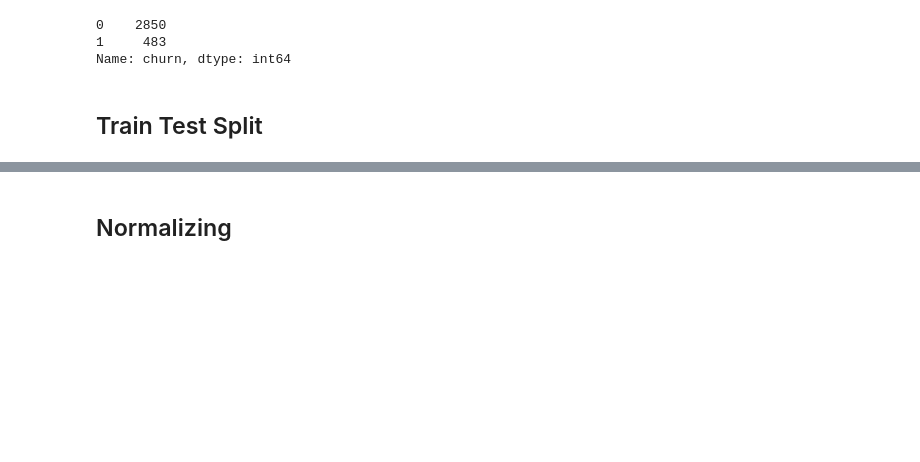
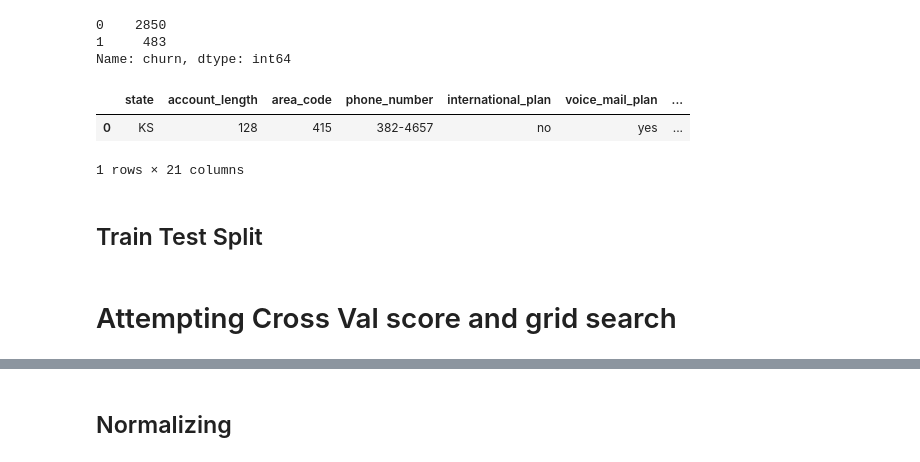
Before and after one commit to jxn628/syriatel-churn-analysis, a Jupyter notebook: student.ipynb, the cells around one changed output, grey strips where cells are left out. Saved outputs shown, nothing was run; the diff lists cells and outputs as text; code cells hidden in the pictures; blank space fills up the shorter version.

```diff
--- a/student.ipynb
+++ b/student.ipynb
@@ -151,6 +81,12 @@ test_df.churn.value_counts()
 0    2850
 1     483
 Name: churn, dtype: int64
+# %%
+test_df.head(1)
+# %% [output]
+|  | state | account_length | area_code | phone_number | international_plan | voice_mail_plan | ... |
+| 0 | KS | 128 | 415 | 382-4657 | no | yes | ... |
+1 rows × 21 columns
 # %% [markdown]
 ## Train Test Split
 # %%
@@ -160,0 +102,2 @@ X_train, X_test, y_train, y_test = train_test_split(X, y, test_size=.25, random_
+# %% [markdown]
+# Attempting Cross Val score and grid search
```
Also changed, not shown: parts of 63 cells of this notebook.
